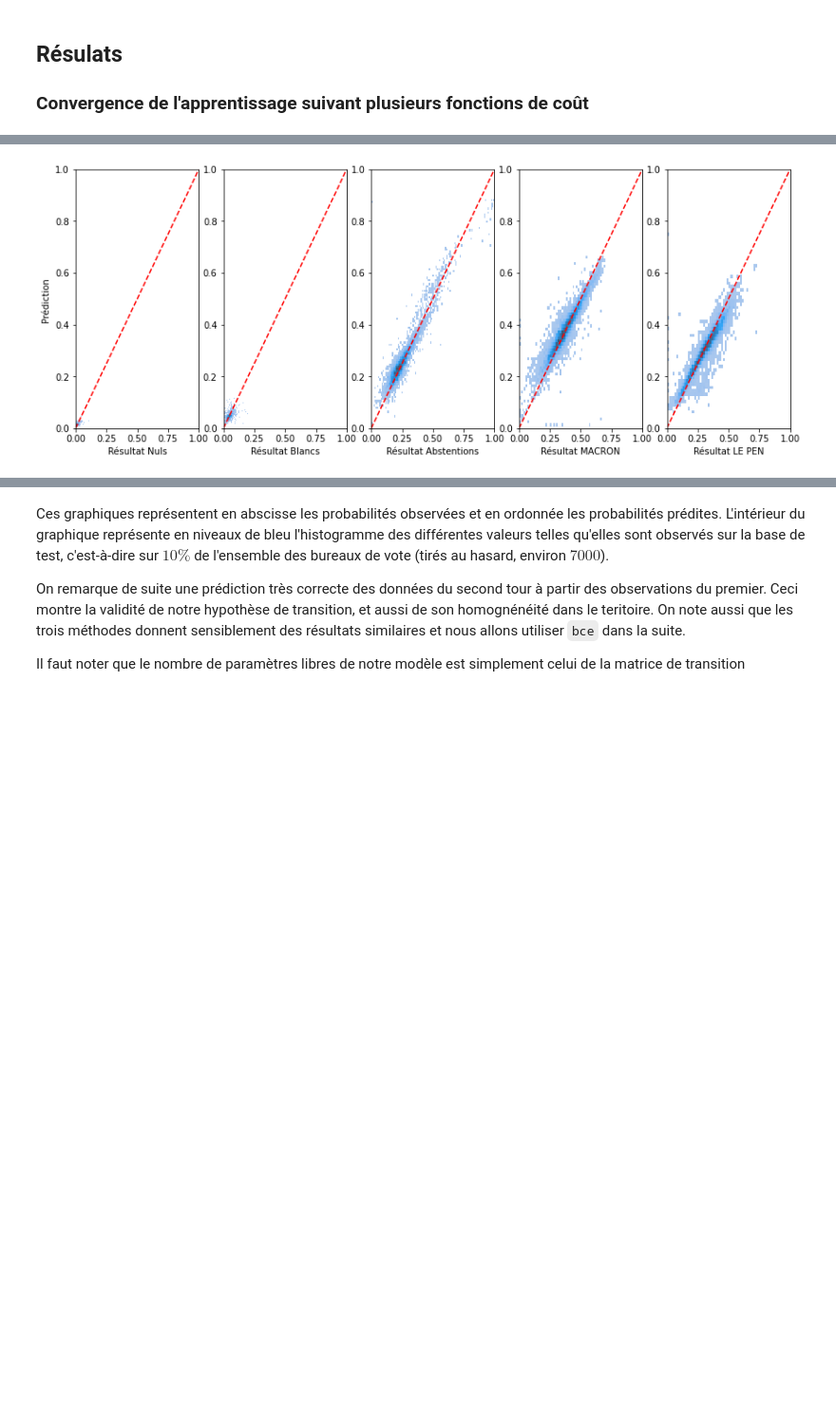
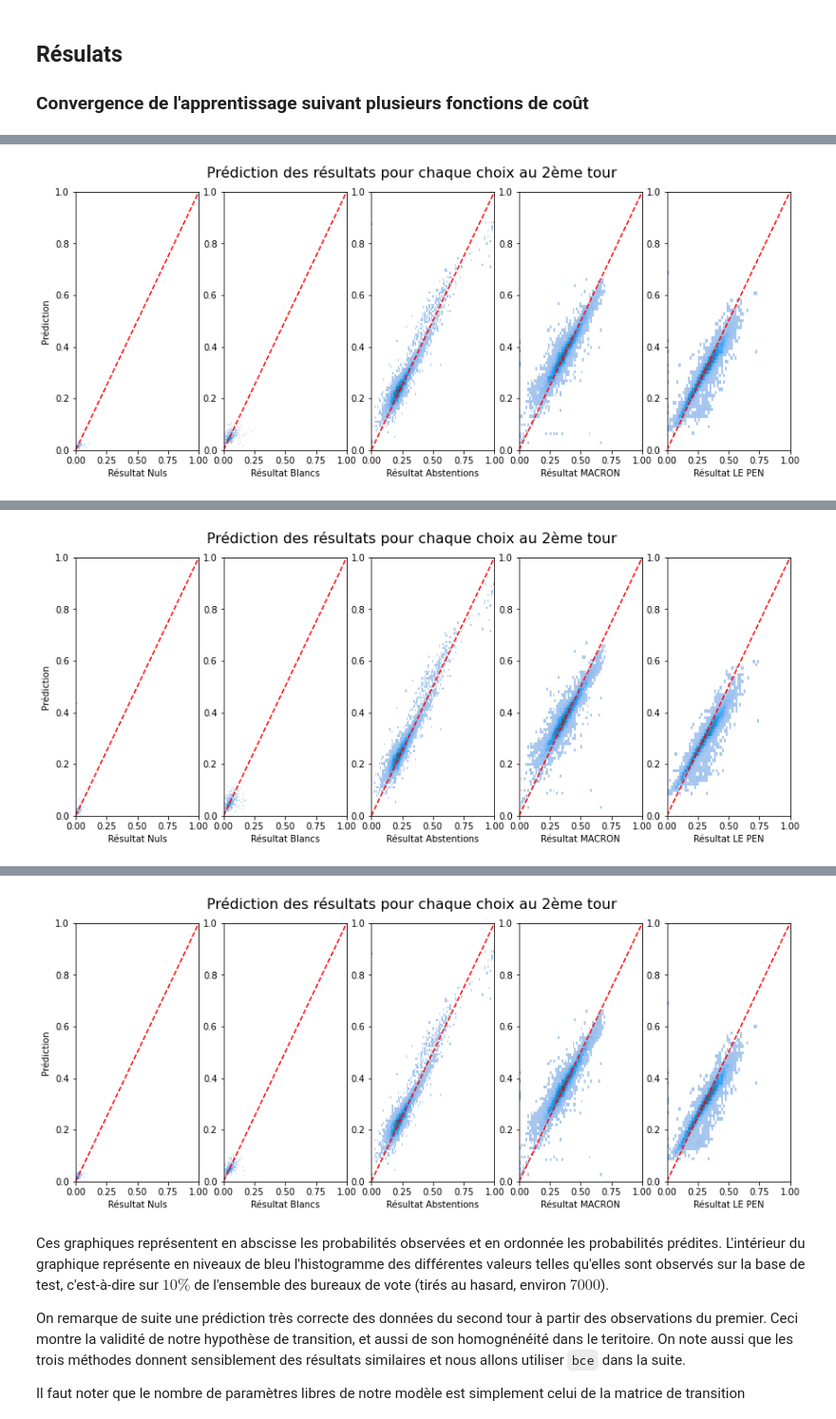
Before and after one commit to laurentperrinet/2022-05-04_transfert-des-voix, a Jupyter notebook: 2022-06-08_transfert-des-voix.ipynb, the cells around one changed output, grey strips where cells are left out. Shown at 95% size. Cells and saved outputs as stored; diff of their text form; code cells hidden in the pictures; blank space fills up the shorter version.

Commit message:
debug plot

```diff
--- a/2022-06-08_transfert-des-voix.ipynb
+++ b/2022-06-08_transfert-des-voix.ipynb
@@ -927,6 +929,7 @@ for loss_type in ['l1', 'kl', 'bce',]:
         axs[i_col].set_xlim(0, 1)
         axs[i_col].set_ylim(0, 1)
     axs[0].set_ylabel("Prédiction ")
+    plt.suptitle("Prédiction des résultats pour chaque choix au 2ème tour", fontsize=16)
     plt.subplots_adjust(left=0.1, bottom=0.1, right=0.95, top=0.9)
     plt.savefig(datetime + '_prediction_transfert-des-voix_' + loss_type +'.png');
     plt.show()
@@ -951,2 +954,2 @@ Erreur ~ 1.6%
-[figure, old version]
+[figure, new version]
 loss_type='kl'
@@ -960,0 +972 @@ Iteration: 224 / 1025 - Loss: 1.08344e-02
+[figure, added]
@@ -961,3 +990,4 @@ Iteration: 224 / 1025 - Loss: 1.08344e-02
+[figure, added]
 # %% [markdown]
 Ces graphiques représentent en abscisse les probabilités observées et en ordonnée les probabilités prédites. L'intérieur du graphique représente en niveaux de bleu l'histogramme des différentes valeurs telles qu'elles sont observés sur la base de test, c'est-à-dire sur $10\%$ de l'ensemble des bureaux de vote (tirés au hasard, environ $7000$).
 
```
Also changed, not shown: parts of 24 cells of this notebook, 5 other files.
